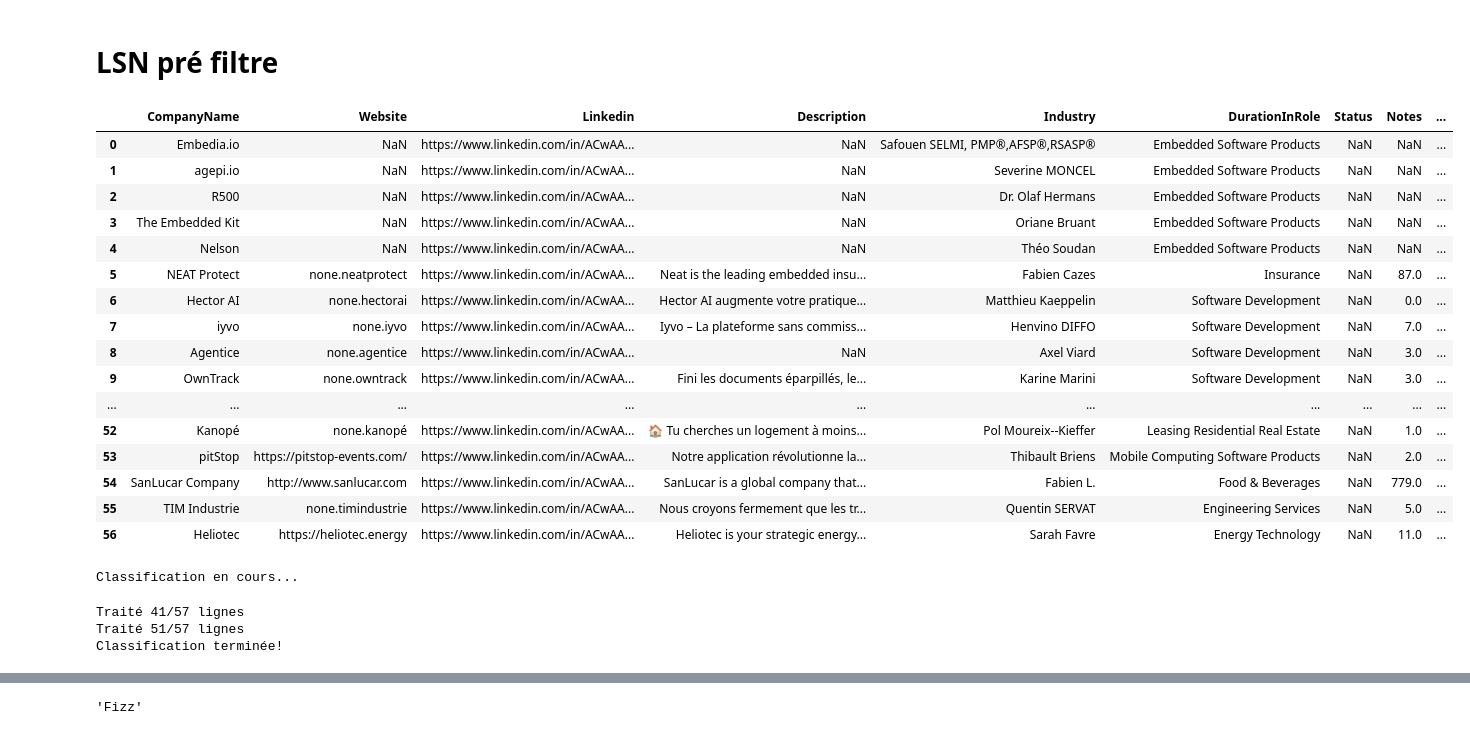
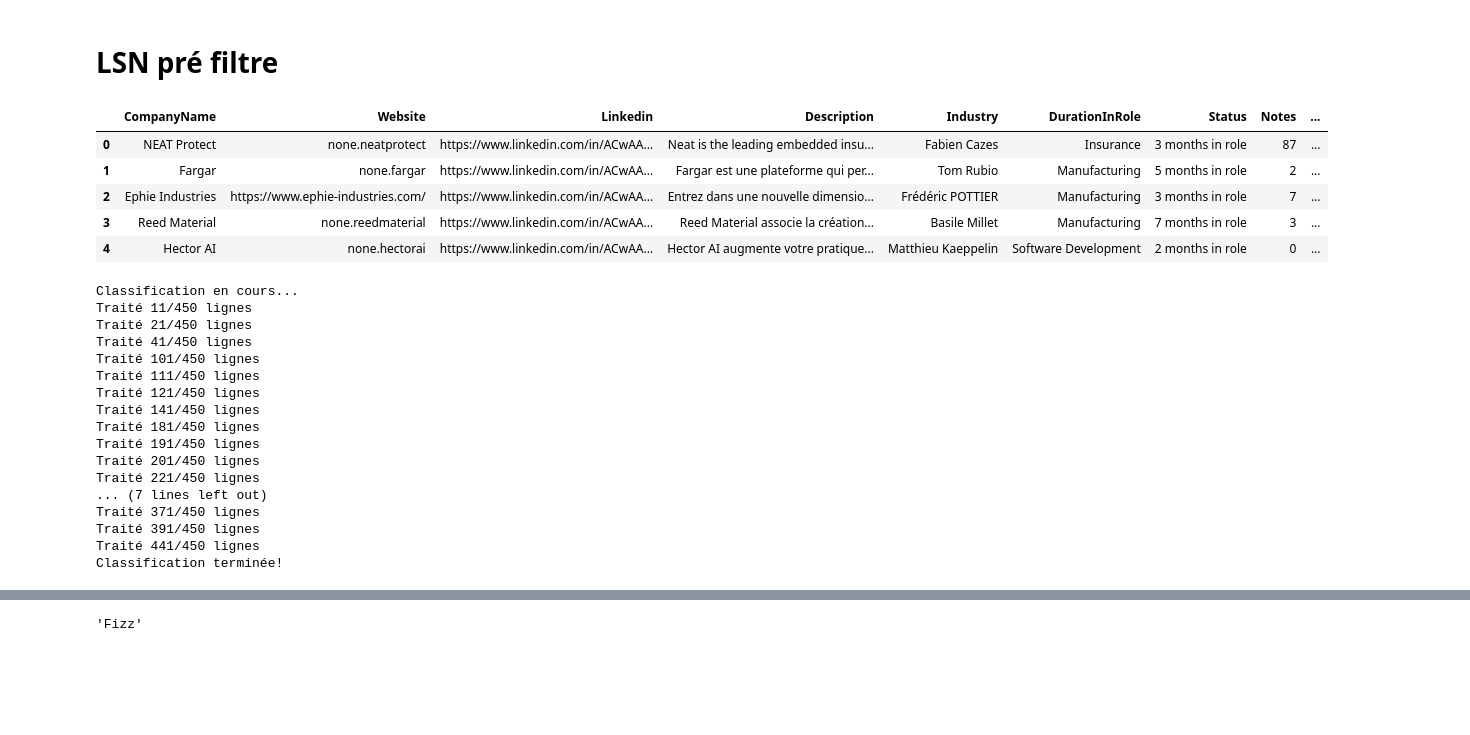
Before and after one commit to Axias10/360capital, a Jupyter notebook: playground.ipynb, the cells around one changed output, grey strips where cells are left out. Drawn from its saved outputs; the diff is of its cells as text; code cells hidden in the pictures; blank space fills up the shorter version.

Commit message:
company classified

```diff
--- a/playground.ipynb
+++ b/playground.ipynb
@@ -265,27 +265,16 @@ import pandas as pd
 # %% [markdown]
 # LSN pré filtre
 # %%
-df = pd.read_csv("/Users/justinkim/Documents/GitHub/360capital/datas/extract_LSN - Feuille 1 (8).csv")
+df = pd.read_csv("/Users/justinkim/Documents/GitHub/360capital/datas/extract_LSN - Feuille 1 (10).csv")
 # %%
-df
+df.head()
 # %% [output]
 |  | CompanyName | Website | Linkedin | Description | Industry | DurationInRole | Status | Notes | ... |
-| 0 | Embedia.io | NaN | https://www.linkedin.com/in/ACwAA... | NaN | Safouen SELMI, PMP®,AFSP®,RSASP® | Embedded Software Products | NaN | NaN | ... |
-| 1 | agepi.io | NaN | https://www.linkedin.com/in/ACwAA... | NaN | Severine MONCEL | Embedded Software Products | NaN | NaN | ... |
-| 2 | R500 | NaN | https://www.linkedin.com/in/ACwAA... | NaN | Dr. Olaf Hermans | Embedded Software Products | NaN | NaN | ... |
-| 3 | The Embedded Kit | NaN | https://www.linkedin.com/in/ACwAA... | NaN | Oriane Bruant | Embedded Software Products | NaN | NaN | ... |
-| 4 | Nelson | NaN | https://www.linkedin.com/in/ACwAA... | NaN | Théo Soudan | Embedded Software Products | NaN | NaN | ... |
-| 5 | NEAT Protect | none.neatprotect | https://www.linkedin.com/in/ACwAA... | Neat is the leading embedded insu... | Fabien Cazes | Insurance | NaN | 87.0 | ... |
-| 6 | Hector AI | none.hectorai | https://www.linkedin.com/in/ACwAA... | Hector AI augmente votre pratique... | Matthieu Kaeppelin | Software Development | NaN | 0.0 | ... |
-| 7 | iyvo | none.iyvo | https://www.linkedin.com/in/ACwAA... | Iyvo – La plateforme sans commiss... | Henvino DIFFO | Software Development | NaN | 7.0 | ... |
-| 8 | Agentice | none.agentice | https://www.linkedin.com/in/ACwAA... | NaN | Axel Viard | Software Development | NaN | 3.0 | ... |
-| 9 | OwnTrack | none.owntrack | https://www.linkedin.com/in/ACwAA... | Fini les documents éparpillés, le... | Karine Marini | Software Development | NaN | 3.0 | ... |
-| ... | ... | ... | ... | ... | ... | ... | ... | ... | ... |
-| 52 | Kanopé | none.kanopé | https://www.linkedin.com/in/ACwAA... | 🏠 Tu cherches un logement à moins... | Pol Moureix--Kieffer | Leasing Residential Real Estate | NaN | 1.0 | ... |
-| 53 | pitStop | https://pitstop-events.com/ | https://www.linkedin.com/in/ACwAA... | Notre application révolutionne la... | Thibault Briens | Mobile Computing Software Products | NaN | 2.0 | ... |
-| 54 | SanLucar Company | http://www.sanlucar.com | https://www.linkedin.com/in/ACwAA... | SanLucar is a global company that... | Fabien L. | Food & Beverages | NaN | 779.0 | ... |
-| 55 | TIM Industrie | none.timindustrie | https://www.linkedin.com/in/ACwAA... | Nous croyons fermement que les tr... | Quentin SERVAT | Engineering Services | NaN | 5.0 | ... |
-| 56 | Heliotec | https://heliotec.energy | https://www.linkedin.com/in/ACwAA... | Heliotec is your strategic energy... | Sarah Favre | Energy Technology | NaN | 11.0 | ... |
+| 0 | NEAT Protect | none.neatprotect | https://www.linkedin.com/in/ACwAA... | Neat is the leading embedded insu... | Fabien Cazes | Insurance | 3 months in role | 87 | ... |
+| 1 | Fargar | none.fargar | https://www.linkedin.com/in/ACwAA... | Fargar est une plateforme qui per... | Tom Rubio | Manufacturing | 5 months in role | 2 | ... |
+| 2 | Ephie Industries | https://www.ephie-industries.com/ | https://www.linkedin.com/in/ACwAA... | Entrez dans une nouvelle dimensio... | Frédéric POTTIER | Manufacturing | 3 months in role | 7 | ... |
+| 3 | Reed Material | none.reedmaterial | https://www.linkedin.com/in/ACwAA... | Reed Material associe la création... | Basile Millet | Manufacturing | 7 months in role | 3 | ... |
+| 4 | Hector AI | none.hectorai | https://www.linkedin.com/in/ACwAA... | Hector AI augmente votre pratique... | Matthieu Kaeppelin | Software Development | 2 months in role | 0 | ... |
 # %%
 import pandas as pd
 from mistralai import Mistral
@@ -322,7 +311,7 @@ Analyze the company’s description below and determine whether to ‘EXCLURE’
 
 The company is based in France or Italy.
 The company operates in Europe and focuses on climate tech (renewable energy, decarbonization, etc.).
-The company uses AI to address problems.
+The company uses AI to address problems, or technology such as deeptech.
 ‘EXCLURE’ if:
 
 The company is involved in consulting.
@@ -386,6 +375,19 @@ df_classified = classify_company_status(df, client, model)
 df_classified.to_csv('companies_classified.csv', index=False)
 # %% [output]
 Classification en cours...
+Traité 11/450 lignes
+Traité 21/450 lignes
+Traité 41/450 lignes
+Traité 101/450 lignes
+Traité 111/450 lignes
+Traité 121/450 lignes
+Traité 141/450 lignes
+Traité 181/450 lignes
+Traité 191/450 lignes
+Traité 201/450 lignes
+Traité 221/450 lignes
+... (7 lines left out)
+Traité 371/450 lignes
+Traité 391/450 lignes
+Traité 441/450 lignes
+Classification terminée!
-Traité 41/57 lignes
-Traité 51/57 lignes
-Classification terminée!
```
Also changed, not shown: parts of 2 cells of this notebook, 3 other files.
